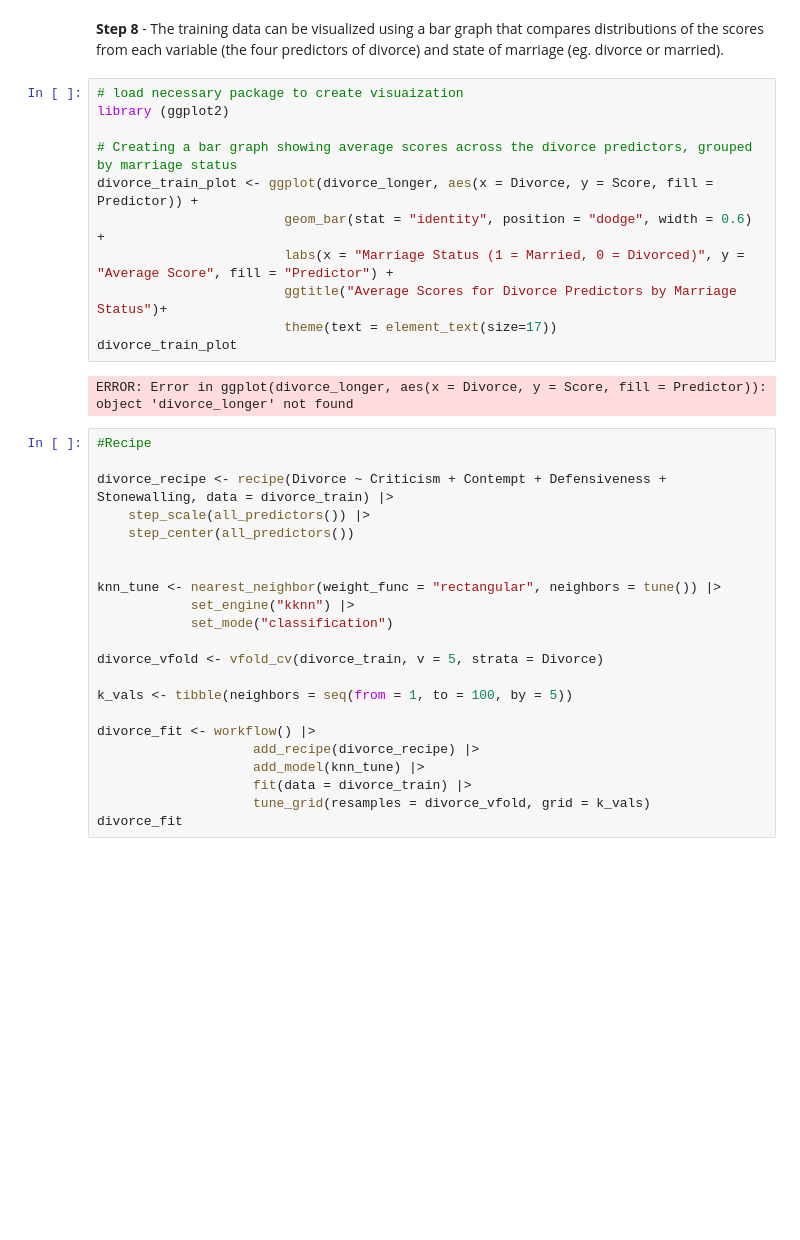
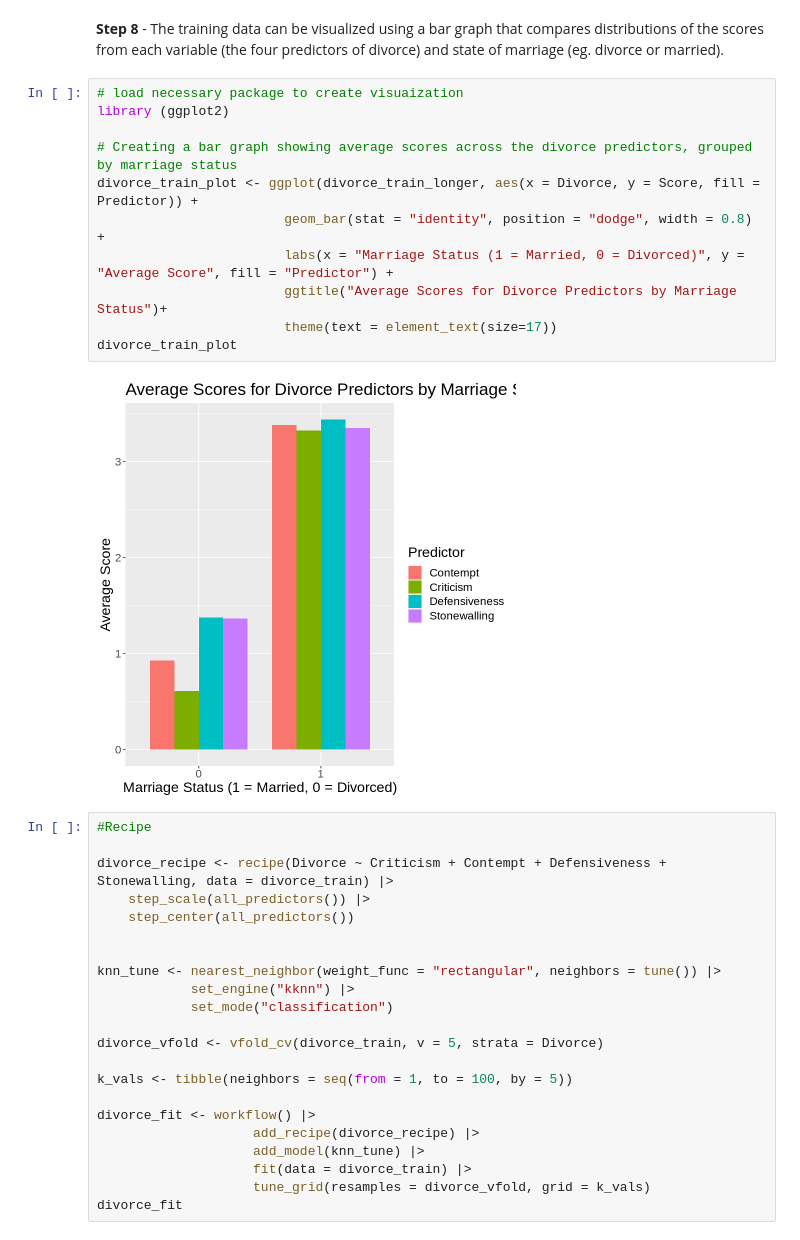
Before and after one commit to apurva-b/dsci100-project-58, a Jupyter notebook: data wrangled-with-Recipe.ipynb, the cells around one changed output. Saved outputs shown, nothing was run; the diff lists cells and outputs as text; blank space fills up the shorter version.

```diff
--- a/data wrangled-with-Recipe.ipynb
+++ b/data wrangled-with-Recipe.ipynb
@@ -202,16 +202,16 @@ A tibble: 8 × 3
 # %%
 # load necessary package to create visuaization
 library (ggplot2)
 
 # Creating a bar graph showing average scores across the divorce predictors, grouped by marriage status
-divorce_train_plot <- ggplot(divorce_longer, aes(x = Divorce, y = Score, fill = Predictor)) +
-                        geom_bar(stat = "identity", position = "dodge", width = 0.6) +
+divorce_train_plot <- ggplot(divorce_train_longer, aes(x = Divorce, y = Score, fill = Predictor)) +
+                        geom_bar(stat = "identity", position = "dodge", width = 0.8) +
                         labs(x = "Marriage Status (1 = Married, 0 = Divorced)", y = "Average Score", fill = "Predictor") +
                         ggtitle("Average Scores for Divorce Predictors by Marriage Status")+
                         theme(text = element_text(size=17))
 divorce_train_plot
 # %% [output]
-ERROR: Error in ggplot(divorce_longer, aes(x = Divorce, y = Score, fill = Predictor)): object 'divorce_longer' not found
+[figure, added]
 # %%
 #Recipe
 
```
Also changed, not shown: parts of 1 cell of this notebook.
